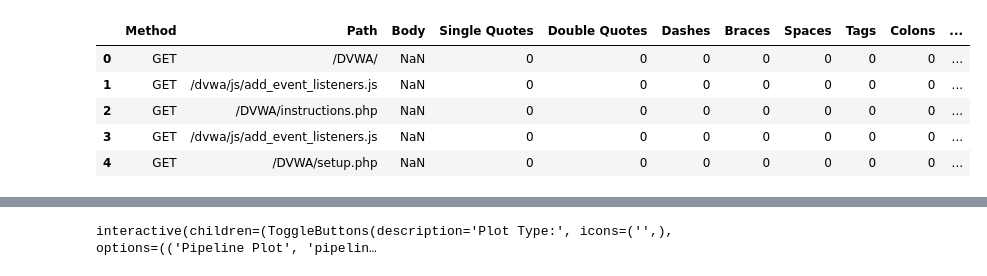
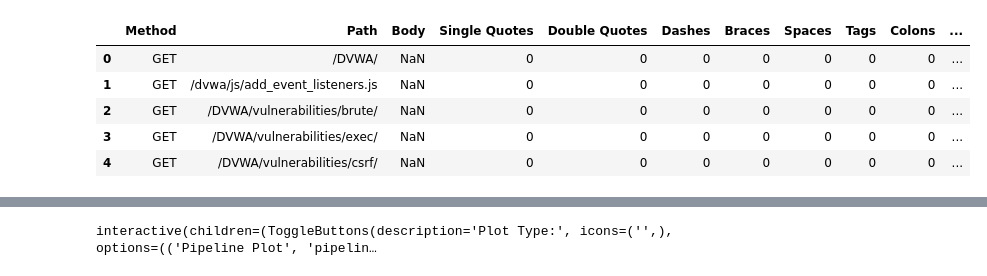
Before and after one commit to thirt33n/Grindwall, a Jupyter notebook: network_sec.ipynb, the cells around one changed output, grey strips where cells are left out. Saved outputs shown, nothing was run; the diff lists cells and outputs as text; code cells hidden in the pictures.

```diff
--- a/network_sec.ipynb
+++ b/network_sec.ipynb
@@ -108,11 +111,11 @@ plot_model(ada_model)
 # %%
-test = pd.read_csv('/content/trial_model2.csv')
+test = pd.read_csv('/content/trial_v4.csv')
 test.head()
 # %% [output]
 |  | Method | Path | Body | Single Quotes | Double Quotes | Dashes | Braces | Spaces | Tags | Colons | ... |
 | 0 | GET | /DVWA/ | NaN | 0 | 0 | 0 | 0 | 0 | 0 | 0 | ... |
 | 1 | GET | /dvwa/js/add_event_listeners.js | NaN | 0 | 0 | 0 | 0 | 0 | 0 | 0 | ... |
-| 2 | GET | /DVWA/instructions.php | NaN | 0 | 0 | 0 | 0 | 0 | 0 | 0 | ... |
-| 3 | GET | /dvwa/js/add_event_listeners.js | NaN | 0 | 0 | 0 | 0 | 0 | 0 | 0 | ... |
-| 4 | GET | /DVWA/setup.php | NaN | 0 | 0 | 0 | 0 | 0 | 0 | 0 | ... |
+| 2 | GET | /DVWA/vulnerabilities/brute/ | NaN | 0 | 0 | 0 | 0 | 0 | 0 | 0 | ... |
+| 3 | GET | /DVWA/vulnerabilities/exec/ | NaN | 0 | 0 | 0 | 0 | 0 | 0 | 0 | ... |
+| 4 | GET | /DVWA/vulnerabilities/csrf/ | NaN | 0 | 0 | 0 | 0 | 0 | 0 | 0 | ... |
 # %%
```
Also changed, not shown: parts of 12 cells of this notebook, 2 other files.
